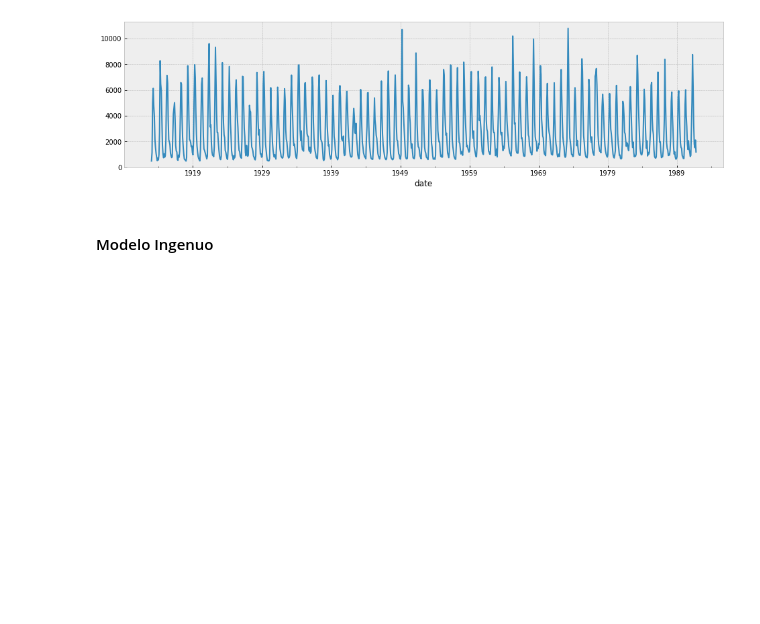
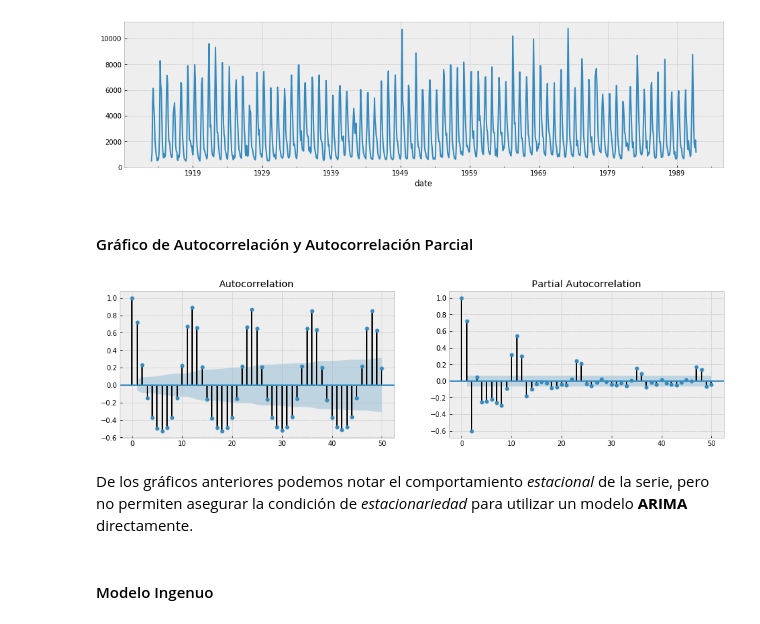
Before and after one commit to dsanmartin/INF475-HW, a Jupyter notebook: 2/homework2.ipynb, the cells around one changed output. Saved outputs shown, nothing was run; the diff lists cells and outputs as text; code cells hidden in the pictures; blank space fills up the shorter version.

```diff
--- a/2/homework2.ipynb
+++ b/2/homework2.ipynb
@@ -14,3 +21,10 @@ from statsmodels.graphics.tsaplots import plot_acf, plot_pacf
 plt.style.use('bmh')
 np.random.seed(666)
 warnings.filterwarnings("ignore")
+# %%
+def acf_pacf(serie, lags_=50):
+    fig, axes = plt.subplots(1, 2)
+    plot_acf(serie, lags=lags_, ax=axes[0])
+    plot_pacf(serie, lags=lags_, ax=axes[1])
+    fig.set_size_inches(16, 4)
+    plt.show()
@@ -50,6 +96,14 @@ serie.plot(figsize=(16, 4))
 plt.show()
 # %% [output]
 [figure]
+# %% [markdown]
+#### Gráfico de Autocorrelación y Autocorrelación Parcial
+# %%
+acf_pacf(serie)
+# %% [output]
+[figure, added]
+# %% [markdown]
+De los gráficos anteriores podemos notar el comportamiento *estacional* de la serie, pero no permiten asegurar la condición de *estacionariedad* para utilizar un modelo **ARIMA** directamente.
 # %% [markdown]
 #### Modelo Ingenuo
 # %% [markdown]
```
Also changed, not shown: parts of 92 cells of this notebook.
